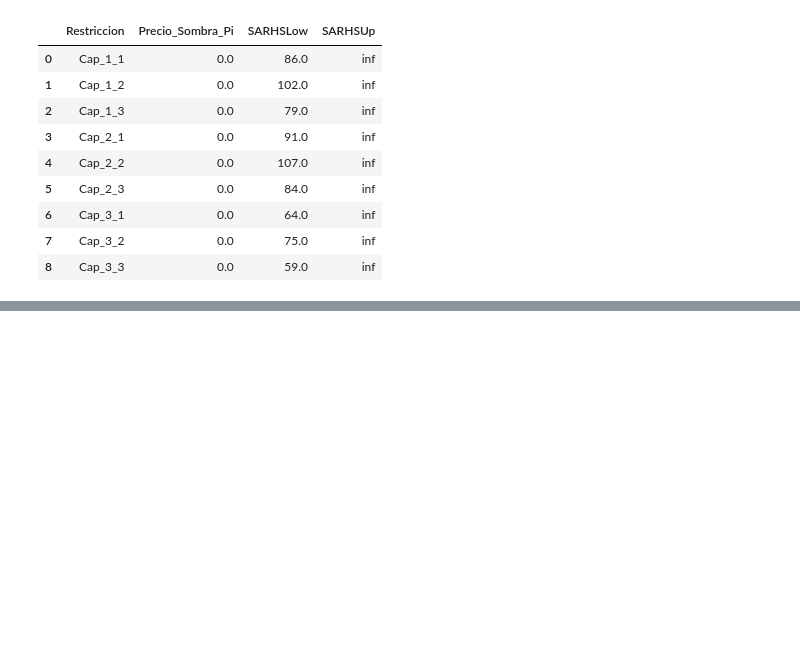
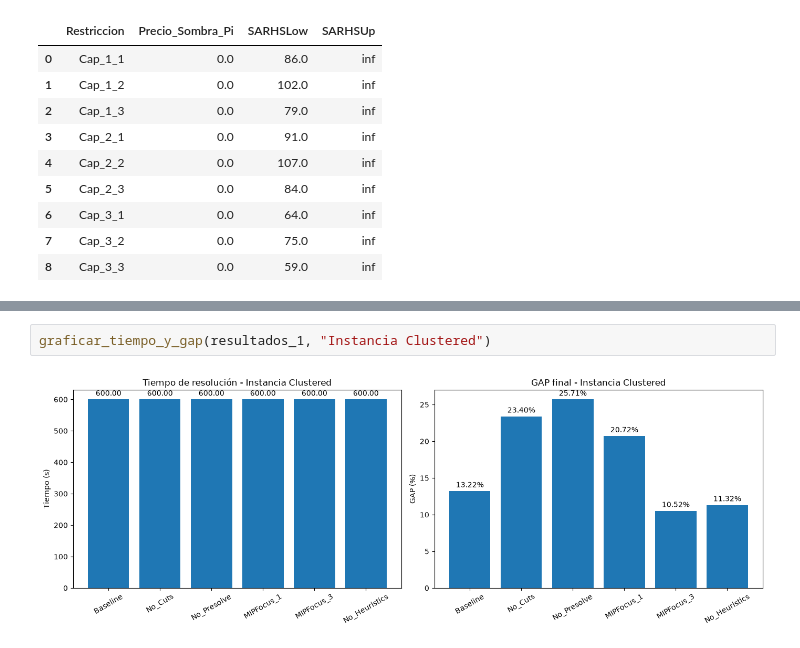
Before and after one commit to Mazulini/Tarea-2---optimizacion, a Jupyter notebook: opti_corregido.ipynb, the cells around one changed output, grey strips where cells are left out. Cells and saved outputs as stored; diff of their text form; blank space fills up the shorter version.

Commit message:
feat: se añade analisis sobre tiempo y gaps

```diff
--- a/opti_corregido.ipynb
+++ b/opti_corregido.ipynb
@@ -491,0 +676,4 @@ sensibilidad_2
+# %%
+graficar_tiempo_y_gap(resultados_1, "Instancia Clustered")
+# %% [output]
+[figure, added]
```
Also changed, not shown: parts of 10 cells of this notebook, 1 other file.
